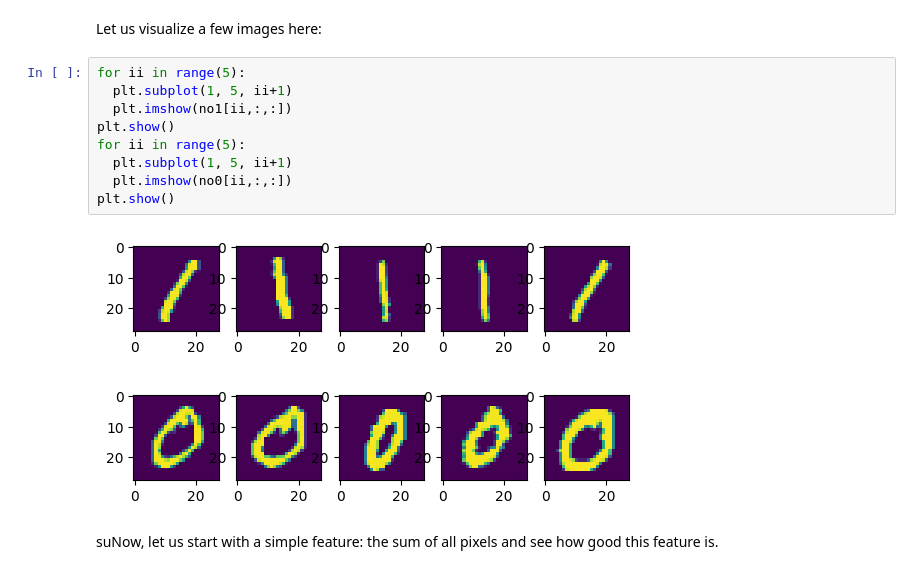
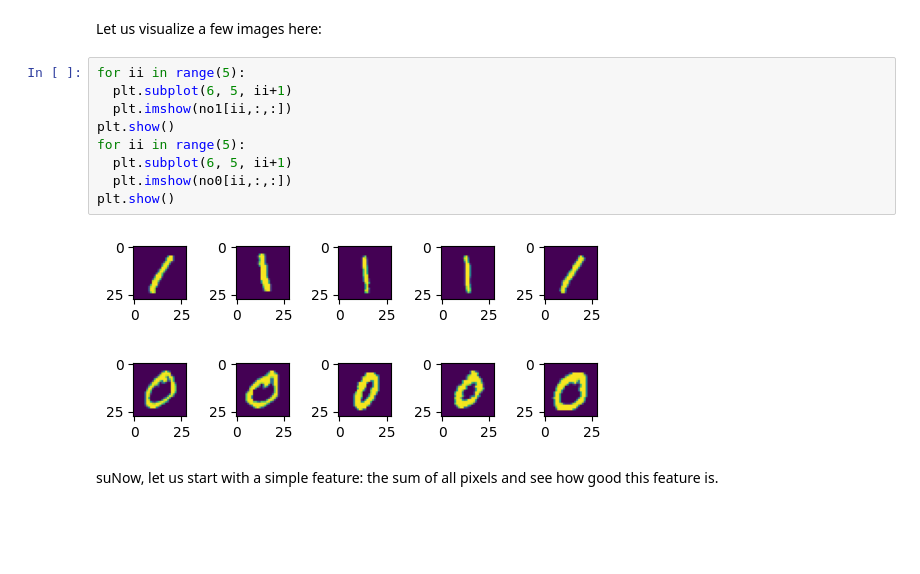
Before and after one commit to GangisettySreeshanth/AIML_labs_Projects, a Jupyter notebook: Copy_of_STP_Module_01_Lab_01_Features.ipynb, the cells around one changed output. Drawn from its saved outputs; the diff is of its cells as text; blank space fills up the shorter version.

```diff
--- a/Copy_of_STP_Module_01_Lab_01_Features.ipynb
+++ b/Copy_of_STP_Module_01_Lab_01_Features.ipynb
@@ -494,16 +515,16 @@ no0 = train_X[train_y==0,:,:]
 Let us visualize a few images here:
 # %%
 for ii in range(5):
-  plt.subplot(1, 5, ii+1)
+  plt.subplot(6, 5, ii+1)
   plt.imshow(no1[ii,:,:])
 plt.show()
 for ii in range(5):
-  plt.subplot(1, 5, ii+1)
+  plt.subplot(6, 5, ii+1)
   plt.imshow(no0[ii,:,:])
 plt.show()
 # %% [output]
-[figure, old version]
+[figure, new version]
-[figure, old version]
+[figure, new version]
 # %% [markdown]
 suNow, let us start with a simple feature: the sum of all pixels and see how good this feature is.
 # %%
```
Also changed, not shown: parts of 17 cells of this notebook.
